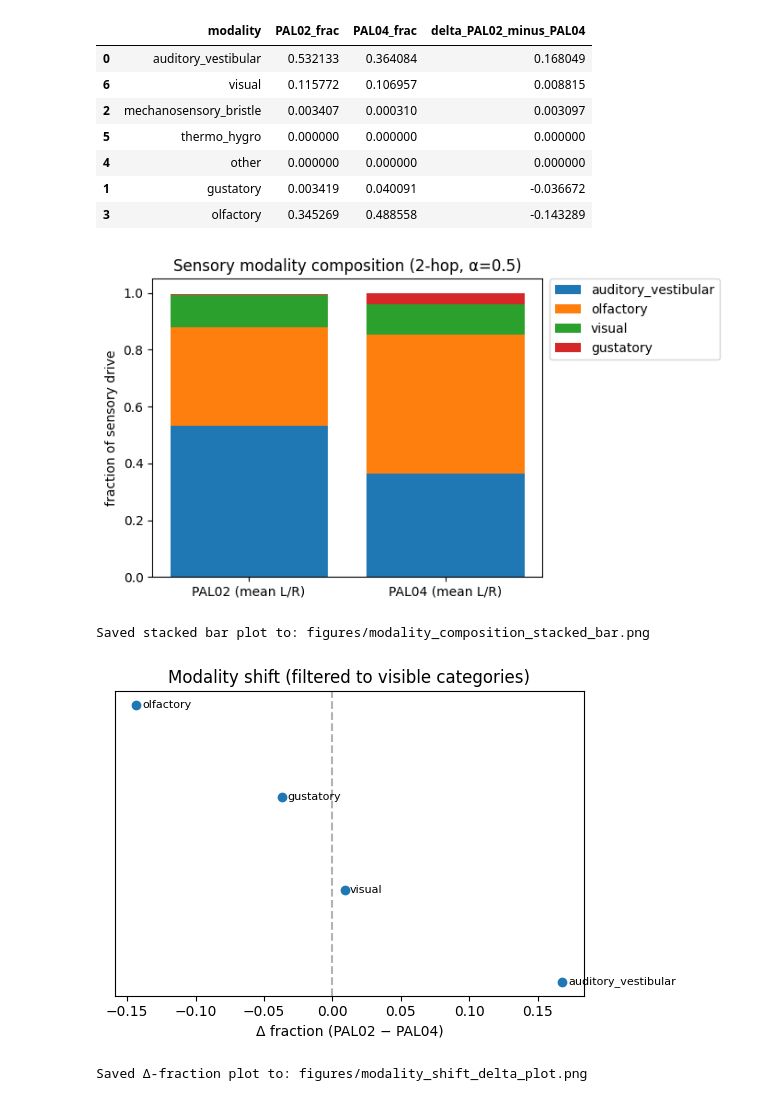
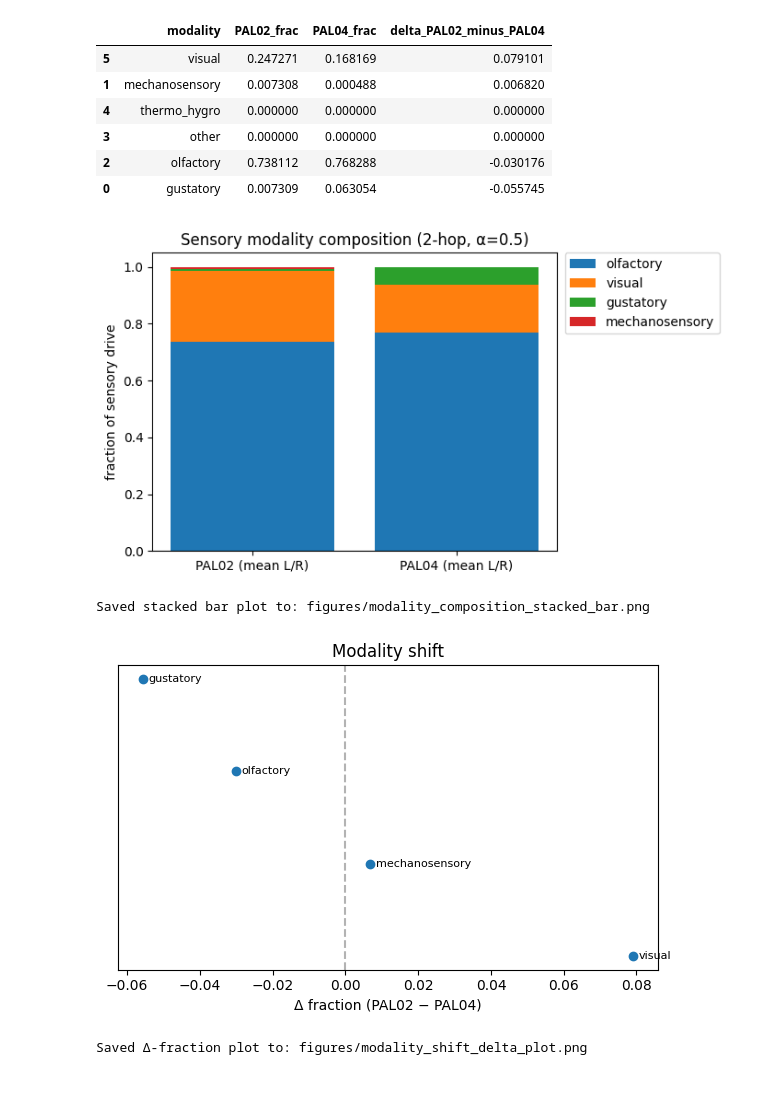
Before and after one commit to rcalfredson/flywire-connectomics, a Jupyter notebook: sensory_input_pal02_pal04.ipynb, the cells around one changed output. Drawn from its saved outputs; the diff is of its cells as text; code cells hidden in the pictures.

Commit message:
Fix modality classification for ascending neurons (all of them were being grouped with 'auditory_vestibular')

```diff
--- a/sensory_input_pal02_pal04.ipynb
+++ b/sensory_input_pal02_pal04.ipynb
@@ -82,7 +82,7 @@ def infer_modality(row):
 
     # --- AUDITORY / VESTIBULAR (Johnston's organ, chordotonal, arista) ---
     if any(k in nerve for k in ["johnston", "cho", "arista"]) or any(
-        k in [cls, subc] for k in ["an", "chordotonal"]
+        k in [cls, subc] for k in ["joa", "job", "joc", "joe", "chordotonal"]
     ):
         return "auditory_vestibular"
 
@@ -100,7 +100,7 @@ def infer_modality(row):
 
     # --- CUTICULAR / BRISTLE MECHANOSENSORY ---
     if "mechanosensory" in cls or "bristle" in subc or "hair" in subc:
-        return "mechanosensory_bristle"
+        return "mechanosensory"
 
     # --- NON-SENSORY SUPERCLASSES (central, motor, endocrine, descending) ---
     if any(k in superc for k in ["central", "motor", "endocrine", "descending"]):
@@ -227,13 +227,12 @@ comp.sort_values("delta_PAL02_minus_PAL04", ascending=False, inplace=True)
 comp
 # %% [output]
 |  | modality | PAL02_frac | PAL04_frac | delta_PAL02_minus_PAL04 |
-| 0 | auditory_vestibular | 0.532133 | 0.364084 | 0.168049 |
-| 6 | visual | 0.115772 | 0.106957 | 0.008815 |
-| 2 | mechanosensory_bristle | 0.003407 | 0.000310 | 0.003097 |
-| 5 | thermo_hygro | 0.000000 | 0.000000 | 0.000000 |
-| 4 | other | 0.000000 | 0.000000 | 0.000000 |
-| 1 | gustatory | 0.003419 | 0.040091 | -0.036672 |
-| 3 | olfactory | 0.345269 | 0.488558 | -0.143289 |
+| 5 | visual | 0.247271 | 0.168169 | 0.079101 |
+| 1 | mechanosensory | 0.007308 | 0.000488 | 0.006820 |
+| 4 | thermo_hygro | 0.000000 | 0.000000 | 0.000000 |
+| 3 | other | 0.000000 | 0.000000 | 0.000000 |
+| 2 | olfactory | 0.738112 | 0.768288 | -0.030176 |
+| 0 | gustatory | 0.007309 | 0.063054 | -0.055745 |
 # %%
 import os
 import matplotlib.pyplot as plt
@@ -292,35 +291,35 @@ visible_modalities = stacked_bar(
     "Sensory modality composition (2-hop, α=0.5)"
 )
 
 # --- Volcano-ish Δ plot (restricted to visible modalities) ---
 visible_comp = comp[comp["modality"].isin(visible_modalities)].copy()
 visible_comp.sort_values("delta_PAL02_minus_PAL04", ascending=False, inplace=True)
 
 fig, ax = plt.subplots(figsize=(6, 4))
 ax.axvline(0, ls='--', c='0.7')
 yvals = np.arange(len(visible_comp))
 ax.scatter(visible_comp["delta_PAL02_minus_PAL04"], yvals)
 
 for i, r in enumerate(visible_comp.itertuples(index=False)):
     ax.annotate(r.modality,
                 (r.delta_PAL02_minus_PAL04, i),
                 xytext=(4, 0),
                 textcoords="offset points",
                 va="center",
                 fontsize=8)
 
 ax.set_xlabel("Δ fraction (PAL02 − PAL04)")
 ax.set_yticks([])
-ax.set_title("Modality shift (filtered to visible categories)")
+ax.set_title("Modality shift")
 plt.tight_layout()
 
 delta_outfile = "figures/modality_shift_delta_plot.png"
 plt.savefig(delta_outfile, dpi=300)
 plt.show()
 
 print(f"Saved Δ-fraction plot to: {delta_outfile}")
 # %% [output]
-[figure, old version]
+[figure, new version]
 Saved stacked bar plot to: figures/modality_composition_stacked_bar.png
-[figure, old version]
+[figure, new version]
 Saved Δ-fraction plot to: figures/modality_shift_delta_plot.png
```
